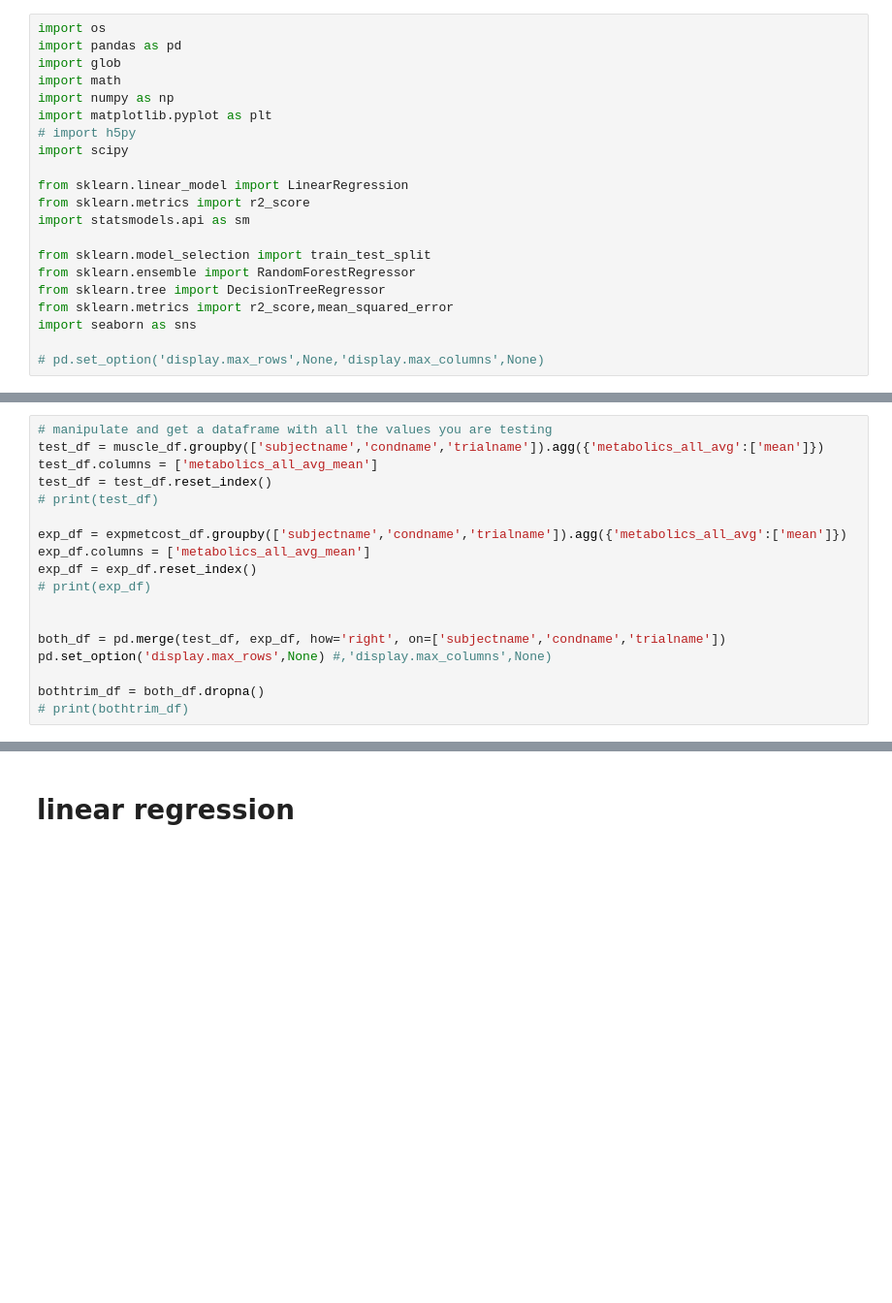
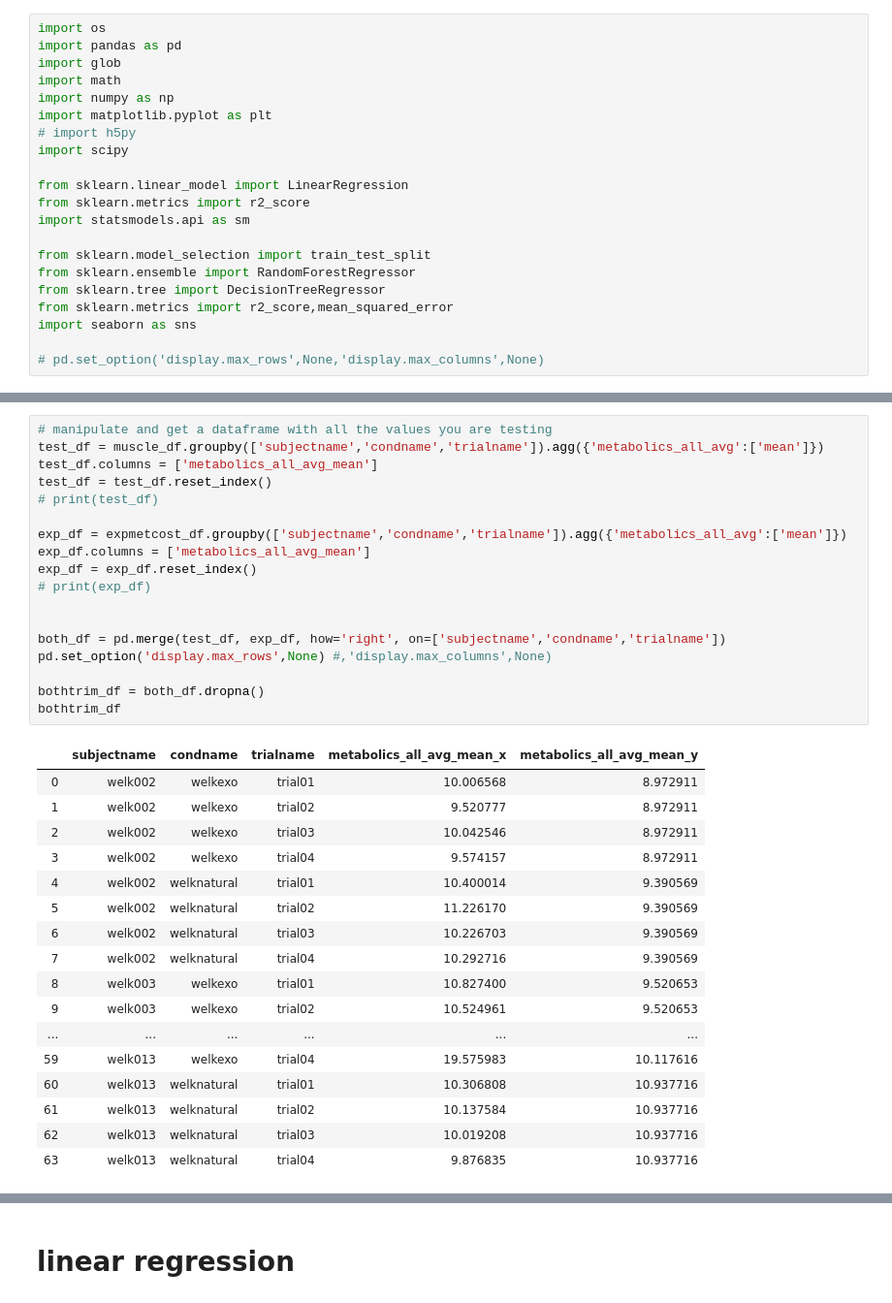
Before and after one commit to stingjp/muscleEnergyModel, a Jupyter notebook: simpletestingmetabolics.ipynb, the cells around one changed output, grey strips where cells are left out. Shown at 97% size. Drawn from its saved outputs; the diff is of its cells as text; blank space fills up the shorter version.

```diff
--- a/simpletestingmetabolics.ipynb
+++ b/simpletestingmetabolics.ipynb
@@ -71,21 +86,39 @@ print(muscle_df)
 # %%
 # manipulate and get a dataframe with all the values you are testing
 test_df = muscle_df.groupby(['subjectname','condname','trialname']).agg({'metabolics_all_avg':['mean']})
 test_df.columns = ['metabolics_all_avg_mean']
 test_df = test_df.reset_index()
 # print(test_df)
 
 exp_df = expmetcost_df.groupby(['subjectname','condname','trialname']).agg({'metabolics_all_avg':['mean']})
 exp_df.columns = ['metabolics_all_avg_mean']
 exp_df = exp_df.reset_index()
 # print(exp_df)
 
 
 both_df = pd.merge(test_df, exp_df, how='right', on=['subjectname','condname','trialname'])
 pd.set_option('display.max_rows',None) #,'display.max_columns',None)
 
 bothtrim_df = both_df.dropna()
-# print(bothtrim_df)
+bothtrim_df
+# %% [output]
+|  | subjectname | condname | trialname | metabolics_all_avg_mean_x | metabolics_all_avg_mean_y |
+| 0 | welk002 | welkexo | trial01 | 10.006568 | 8.972911 |
+| 1 | welk002 | welkexo | trial02 | 9.520777 | 8.972911 |
+| 2 | welk002 | welkexo | trial03 | 10.042546 | 8.972911 |
+| 3 | welk002 | welkexo | trial04 | 9.574157 | 8.972911 |
+| 4 | welk002 | welknatural | trial01 | 10.400014 | 9.390569 |
+| 5 | welk002 | welknatural | trial02 | 11.226170 | 9.390569 |
+| 6 | welk002 | welknatural | trial03 | 10.226703 | 9.390569 |
+| 7 | welk002 | welknatural | trial04 | 10.292716 | 9.390569 |
+| 8 | welk003 | welkexo | trial01 | 10.827400 | 9.520653 |
+| 9 | welk003 | welkexo | trial02 | 10.524961 | 9.520653 |
+| ... | ... | ... | ... | ... | ... |
+| 59 | welk013 | welkexo | trial04 | 19.575983 | 10.117616 |
+| 60 | welk013 | welknatural | trial01 | 10.306808 | 10.937716 |
+| 61 | welk013 | welknatural | trial02 | 10.137584 | 10.937716 |
+| 62 | welk013 | welknatural | trial03 | 10.019208 | 10.937716 |
+| 63 | welk013 | welknatural | trial04 | 9.876835 | 10.937716 |
 # %%
 # experimental = bothtrim_df['metabolics_all_avg_mean_y']
 colors = ['blue','green','sandybrown','red','darkviolet','gold','magenta']
```
Also changed, not shown: parts of 3 cells of this notebook.
